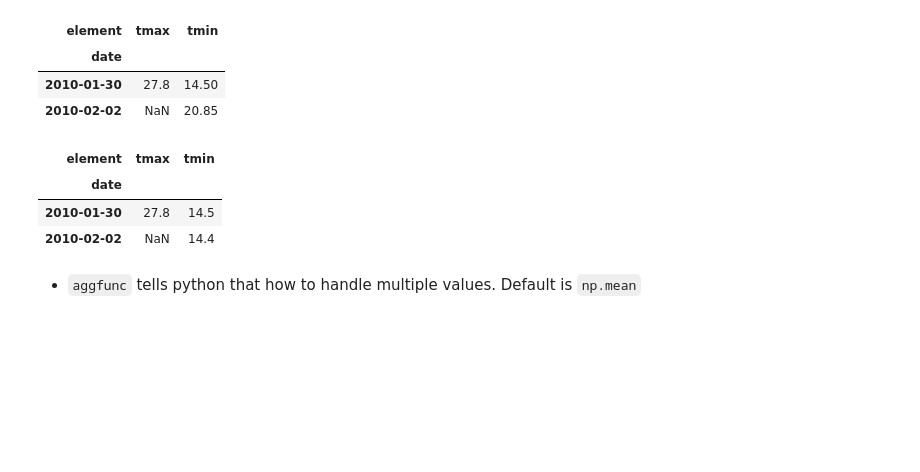
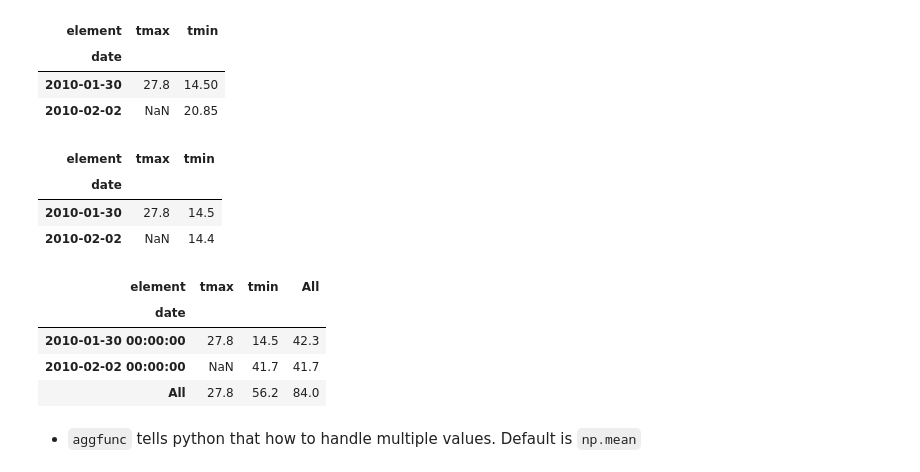
Before and after one commit to purvil/pandas, a Jupyter notebook: Data cleaning and preparation.ipynb, the cells around one changed output. Saved outputs shown, nothing was run; the diff lists cells and outputs as text; code cells hidden in the pictures; blank space fills up the shorter version.

```diff
--- a/Data cleaning and preparation.ipynb
+++ b/Data cleaning and preparation.ipynb
@@ -911,6 +917,14 @@ my_df3.pivot_table(index = 'date', columns='element', values='value', aggfunc=np
 | date |  |  |
 | 2010-01-30 | 27.8 | 14.5 |
 | 2010-02-02 | NaN | 14.4 |
+# %%
+my_df3.pivot_table(index = 'date', columns='element', values='value', aggfunc=sum, margins=True)
+# %% [output]
+| element | tmax | tmin | All |
+| date |  |  |  |
+| 2010-01-30 00:00:00 | 27.8 | 14.5 | 42.3 |
+| 2010-02-02 00:00:00 | NaN | 41.7 | 41.7 |
+| All | 27.8 | 56.2 | 84.0 |
 # %% [markdown]
 * `aggfunc` tells python that how to handle multiple values. Default is `np.mean`
 # %% [markdown]
```
Also changed, not shown: parts of 9 cells of this notebook, 4 other files.
